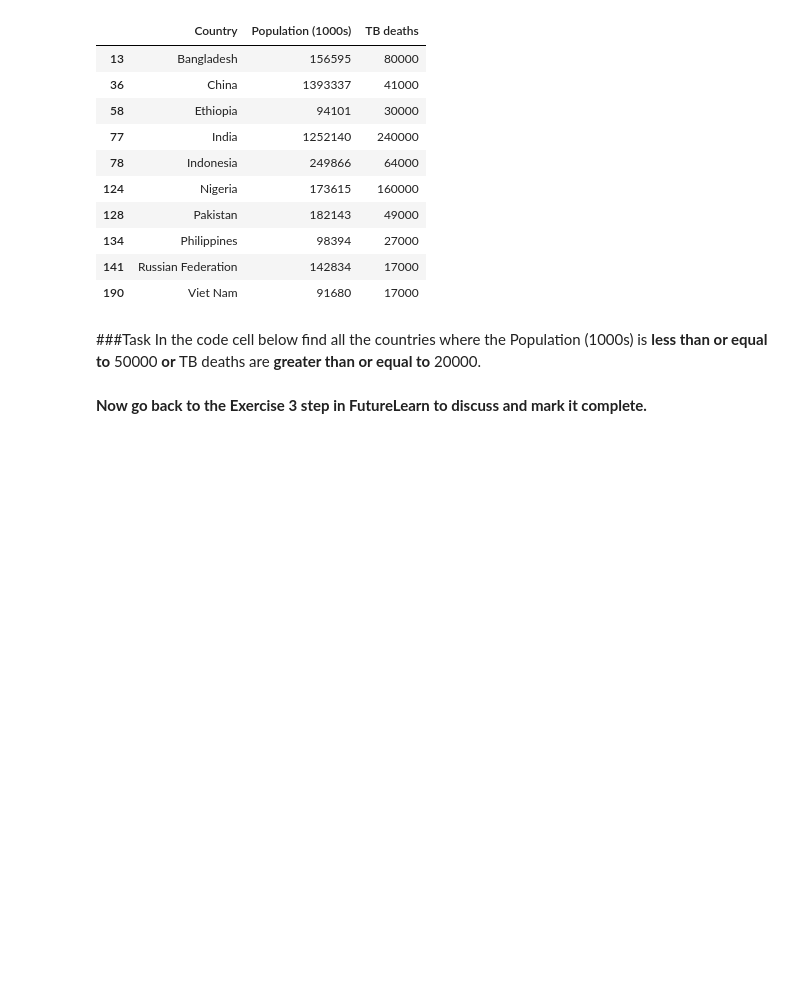
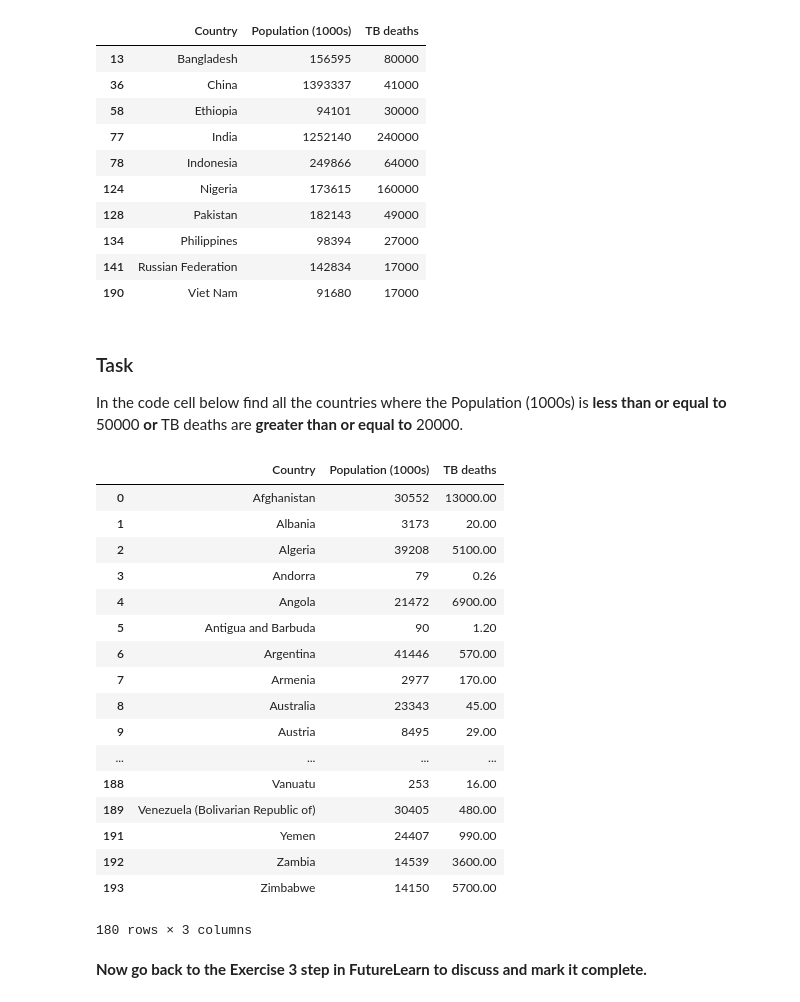
Before and after one commit to mrchrisadams/future-learn-learn-to-code, a Jupyter notebook: Week_2_exercise_notebook.ipynb, the cells around one changed output. Saved outputs shown, nothing was run; the diff lists cells and outputs as text; code cells hidden in the pictures; blank space fills up the shorter version.

```diff
--- a/Week_2_exercise_notebook.ipynb
+++ b/Week_2_exercise_notebook.ipynb
@@ -240,8 +240,32 @@ df[(population > 80000) & (deaths > 10000)]
 | 141 | Russian Federation | 142834 | 17000 |
 | 190 | Viet Nam | 91680 | 17000 |
 # %% [markdown]
-###Task
+### Task
 In the code cell below find  all the countries where the Population (1000s) is **less than or equal to** 50000 **or** TB deaths are **greater than or equal to** 20000.
+# %%
+population = df['Population (1000s)']
+tbdeaths = df['TB deaths']
+
+df[(tbdeaths >= 20000) | (population <= 50000)]
+# %% [output]
+|  | Country | Population (1000s) | TB deaths |
+| 0 | Afghanistan | 30552 | 13000.00 |
+| 1 | Albania | 3173 | 20.00 |
+| 2 | Algeria | 39208 | 5100.00 |
+| 3 | Andorra | 79 | 0.26 |
+| 4 | Angola | 21472 | 6900.00 |
+| 5 | Antigua and Barbuda | 90 | 1.20 |
+| 6 | Argentina | 41446 | 570.00 |
+| 7 | Armenia | 2977 | 170.00 |
+| 8 | Australia | 23343 | 45.00 |
+| 9 | Austria | 8495 | 29.00 |
+| ... | ... | ... | ... |
+| 188 | Vanuatu | 253 | 16.00 |
+| 189 | Venezuela (Bolivarian Republic of) | 30405 | 480.00 |
+| 191 | Yemen | 24407 | 990.00 |
+| 192 | Zambia | 14539 | 3600.00 |
+| 193 | Zimbabwe | 14150 | 5700.00 |
+180 rows × 3 columns
 # %% [markdown]
 **Now go back to the Exercise 3 step in FutureLearn to discuss and mark it complete.**
 # %% [markdown]
```
Also changed, not shown: parts of 3 cells of this notebook, 1 other file.
